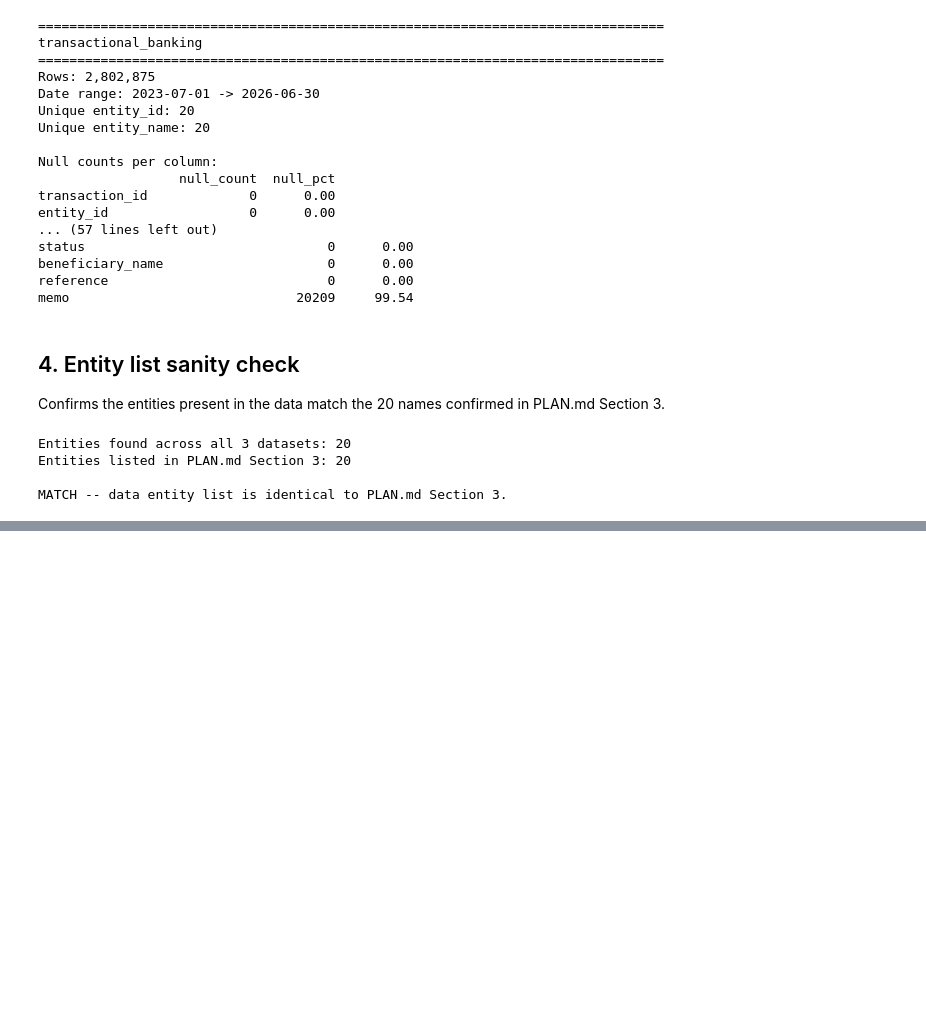
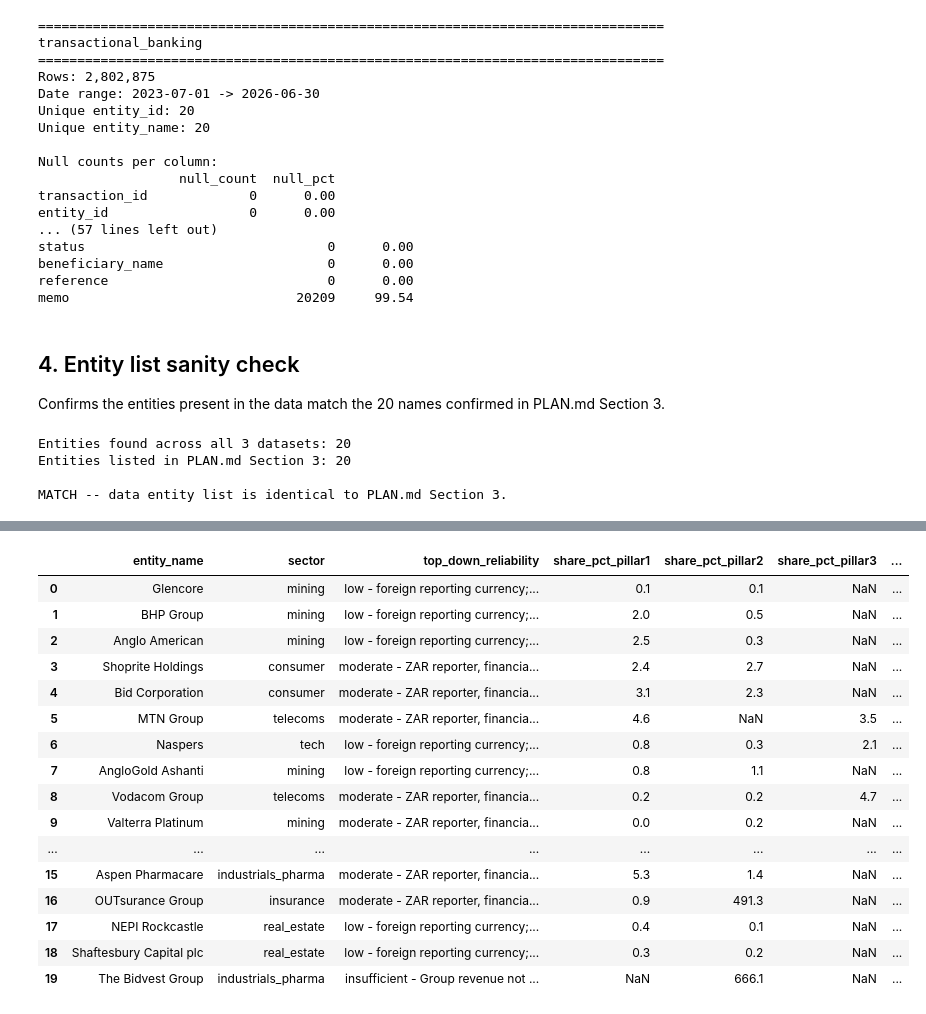
Before and after one commit to wiz-20/Root3, a Jupyter notebook: wallet_engine.ipynb, the cells around one changed output, grey strips where cells are left out. Saved outputs shown, nothing was run; the diff lists cells and outputs as text; code cells hidden in the pictures; blank space fills up the shorter version.

```diff
--- a/wallet_engine.ipynb
+++ b/wallet_engine.ipynb
@@ -127,0 +185,27 @@ MATCH -- data entity list is identical to PLAN.md Section 3.
+# %%
+wallet_model = pd.read_csv(EXTRACTED_DIR / "wallet_model.csv")
+
+display_cols = [
+    "entity_name", "sector", "top_down_reliability",
+    "share_pct_pillar1", "share_pct_pillar2", "share_pct_pillar3",
+    "total_internal_zar_m", "total_wallet_zar_m", "blended_share_pct", "total_gap_zar_m",
+]
+wallet_model[display_cols].sort_values("total_gap_zar_m", ascending=False, na_position="last")
+# %% [output]
+|  | entity_name | sector | top_down_reliability | share_pct_pillar1 | share_pct_pillar2 | share_pct_pillar3 | ... |
+| 0 | Glencore | mining | low - foreign reporting currency;... | 0.1 | 0.1 | NaN | ... |
+| 1 | BHP Group | mining | low - foreign reporting currency;... | 2.0 | 0.5 | NaN | ... |
+| 2 | Anglo American | mining | low - foreign reporting currency;... | 2.5 | 0.3 | NaN | ... |
+| 3 | Shoprite Holdings | consumer | moderate - ZAR reporter, financia... | 2.4 | 2.7 | NaN | ... |
+| 4 | Bid Corporation | consumer | moderate - ZAR reporter, financia... | 3.1 | 2.3 | NaN | ... |
+| 5 | MTN Group | telecoms | moderate - ZAR reporter, financia... | 4.6 | NaN | 3.5 | ... |
+| 6 | Naspers | tech | low - foreign reporting currency;... | 0.8 | 0.3 | 2.1 | ... |
+| 7 | AngloGold Ashanti | mining | low - foreign reporting currency;... | 0.8 | 1.1 | NaN | ... |
+| 8 | Vodacom Group | telecoms | moderate - ZAR reporter, financia... | 0.2 | 0.2 | 4.7 | ... |
+| 9 | Valterra Platinum | mining | moderate - ZAR reporter, financia... | 0.0 | 0.2 | NaN | ... |
+| ... | ... | ... | ... | ... | ... | ... | ... |
+| 15 | Aspen Pharmacare | industrials_pharma | moderate - ZAR reporter, financia... | 5.3 | 1.4 | NaN | ... |
+| 16 | OUTsurance Group | insurance | moderate - ZAR reporter, financia... | 0.9 | 491.3 | NaN | ... |
+| 17 | NEPI Rockcastle | real_estate | low - foreign reporting currency;... | 0.4 | 0.1 | NaN | ... |
+| 18 | Shaftesbury Capital plc | real_estate | low - foreign reporting currency;... | 0.3 | 0.2 | NaN | ... |
+| 19 | The Bidvest Group | industrials_pharma | insufficient - Group revenue not ... | NaN | 666.1 | NaN | ... |
```
Also changed, not shown: parts of 6 cells of this notebook, 8 other files.
